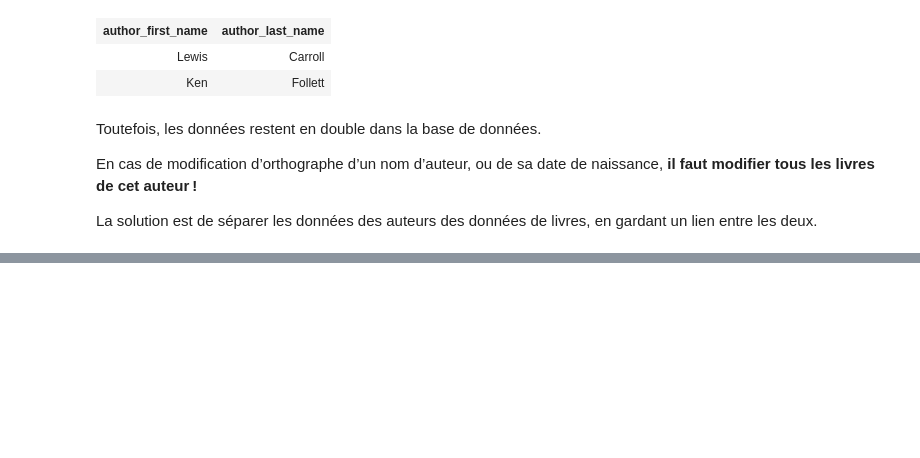
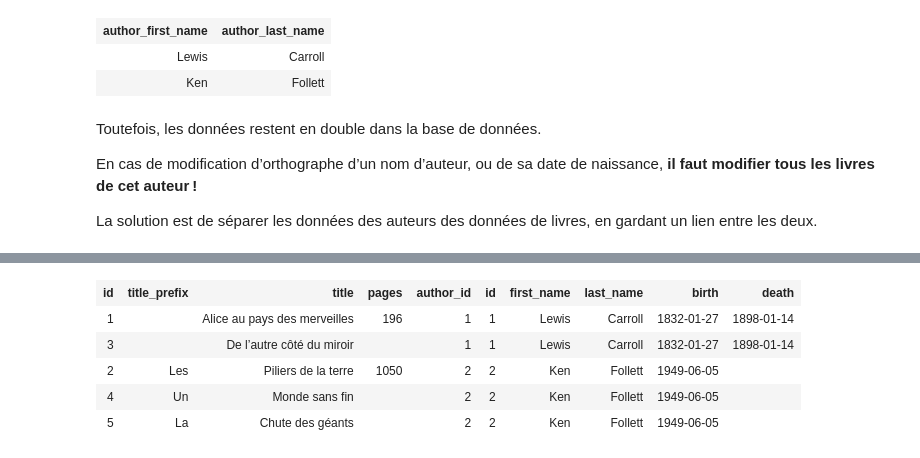
Before and after one commit to noripyt/cours, a Jupyter notebook: bases-de-données/Bases de données.ipynb, the cells around one changed output, grey strips where cells are left out. Saved outputs shown, nothing was run; the diff lists cells and outputs as text; code cells hidden in the pictures; blank space fills up the shorter version.

Commit message:
Adds foreign keys & joins.

```diff
--- a/bases-de-données/Bases de données.ipynb
+++ b/bases-de-données/Bases de données.ipynb
@@ -703,0 +881,21 @@ On appelle tout cela une ***foreign key***, ou **clé étrangère**.
+# %%
+ALTER TABLE books ADD COLUMN author_id int;
+UPDATE books SET author_id = 1 WHERE author_last_name = 'Carroll';
+UPDATE books SET author_id = 2 WHERE author_last_name = 'Follett';
+ALTER TABLE books DROP COLUMN author_first_name;
+ALTER TABLE books DROP COLUMN author_last_name;
+ALTER TABLE books DROP COLUMN author_birth;
+ALTER TABLE books DROP COLUMN author_death;
+
+ALTER TABLE books
+ADD CONSTRAINT books_author_fk FOREIGN KEY (author_id)
+                               REFERENCES authors (id);
+
+SELECT * FROM books INNER JOIN authors ON (books.author_id = authors.id);
+# %% [output]
+| id | title_prefix | title | pages | author_id | id | first_name | last_name | birth | death |
+| 1 |  | Alice au pays des merveilles | 196 | 1 | 1 | Lewis | Carroll | 1832-01-27 | 1898-01-14 |
+| 3 |  | De l’autre côté du miroir |  | 1 | 1 | Lewis | Carroll | 1832-01-27 | 1898-01-14 |
+| 2 | Les | Piliers de la terre | 1050 | 2 | 2 | Ken | Follett | 1949-06-05 |  |
+| 4 | Un | Monde sans fin |  | 2 | 2 | Ken | Follett | 1949-06-05 |  |
+| 5 | La | Chute des géants |  | 2 | 2 | Ken | Follett | 1949-06-05 |  |
```
Also changed, not shown: parts of 45 cells of this notebook.
